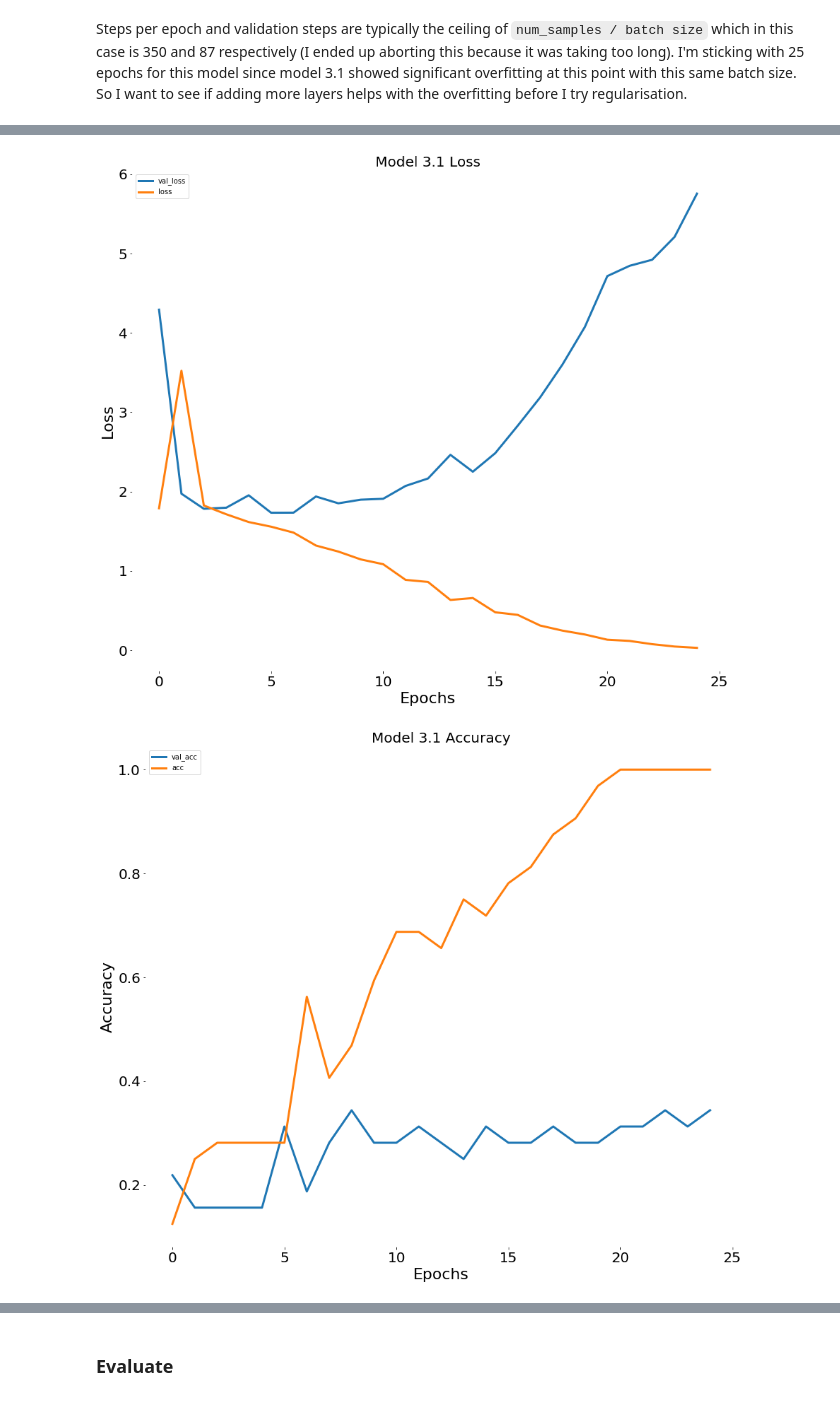
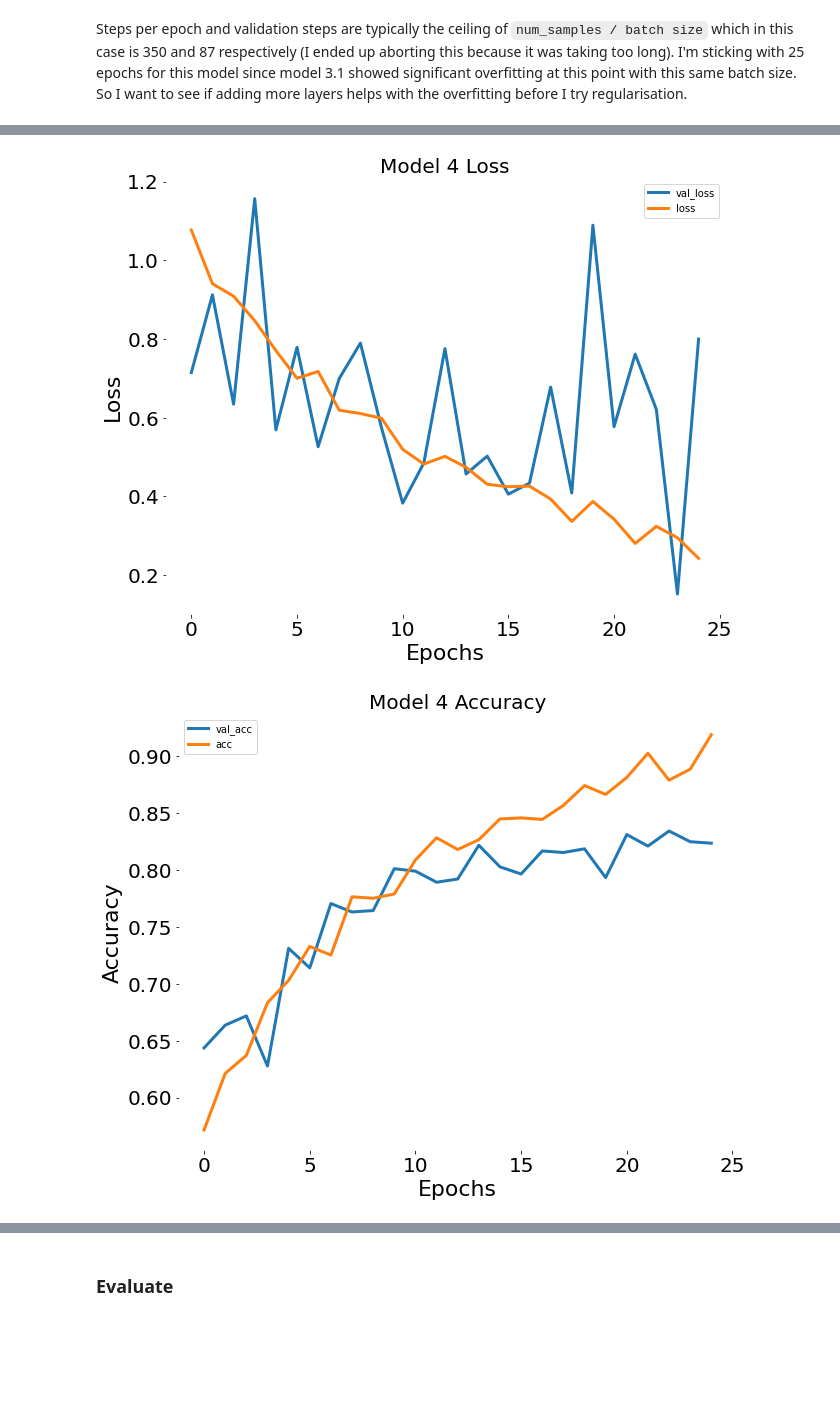
Before and after one commit to lecritch/Cene-Image-Classification, a Jupyter notebook: notebooks/modelling/04_modelling.ipynb, the cells around one changed output, grey strips where cells are left out. Drawn from its saved outputs; the diff is of its cells as text; code cells hidden in the pictures; blank space fills up the shorter version.

```diff
--- a/notebooks/modelling/04_modelling.ipynb
+++ b/notebooks/modelling/04_modelling.ipynb
@@ -101,31 +102,31 @@ Epoch 22/25
 # %%
 history = results4.history
 plt.figure(figsize = (10, 8))
 plt.plot(history['val_loss'], lw = 3)
 plt.plot(history['loss'], lw = 3)
 plt.legend(['val_loss', 'loss'])
 plt.title('Model 4 Loss')
 plt.xlabel('Epochs', fontsize = 22)
 plt.ylabel('Loss', fontsize = 22)
 plt.xticks(fontsize = 20)
 plt.yticks(fontsize = 20)
 plt.savefig(parent_dir + 'figures/model4_loss')
 plt.show();
 
 plt.figure(figsize = (10, 8))
-plt.plot(history['val_acc'], lw = 3)
-plt.plot(history['acc'], lw = 3)
+plt.plot(history['val_accuracy'], lw = 3)
+plt.plot(history['accuracy'], lw = 3)
 plt.legend(['val_acc', 'acc'])
 plt.title('Model 4 Accuracy')
 plt.xlabel('Epochs', fontsize = 22)
 plt.ylabel('Accuracy', fontsize = 22)
 plt.xticks(fontsize = 20)
 plt.yticks(fontsize = 20)
 plt.savefig(parent_dir + 'figures/model4_accuracy')
 plt.show();
 # %% [output]
-[figure, old version]
+[figure, new version]
-[figure, old version]
+[figure, new version]
 # %%
 end = datetime.datetime.now()
 elapsed = end - start
```
Also changed, not shown: parts of 13 cells of this notebook, 2 other files.
